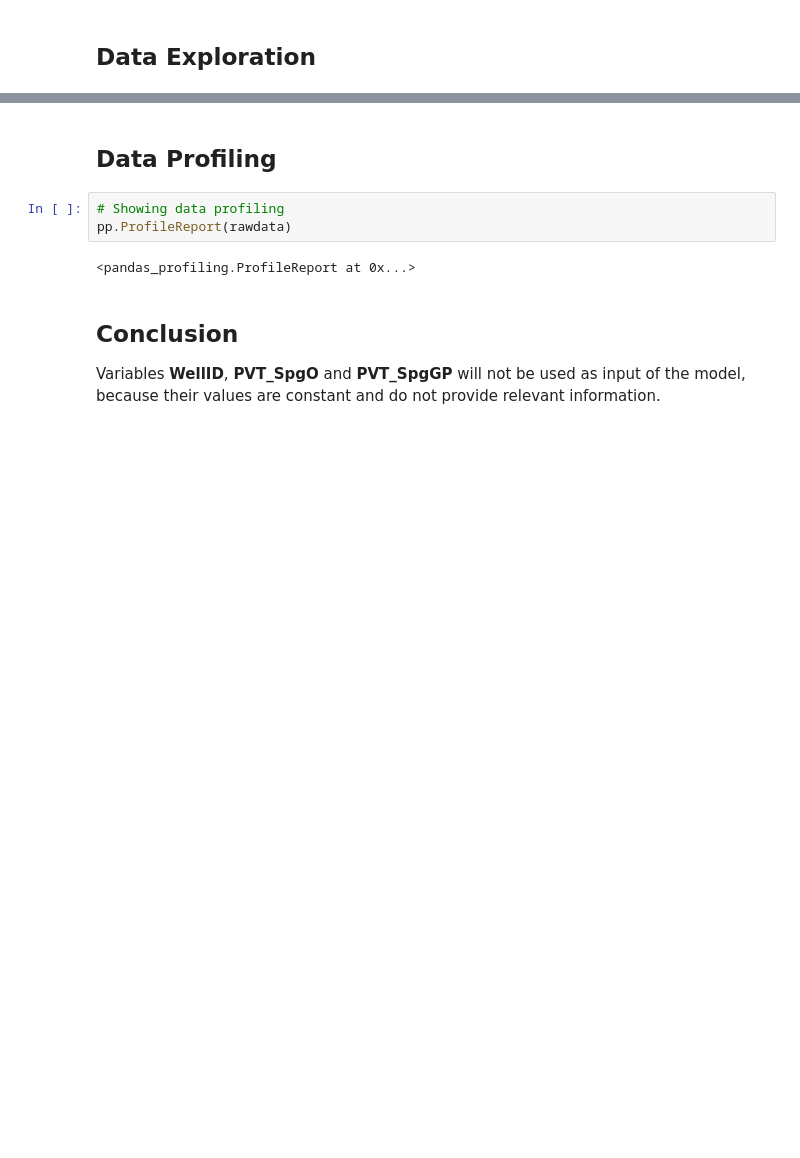
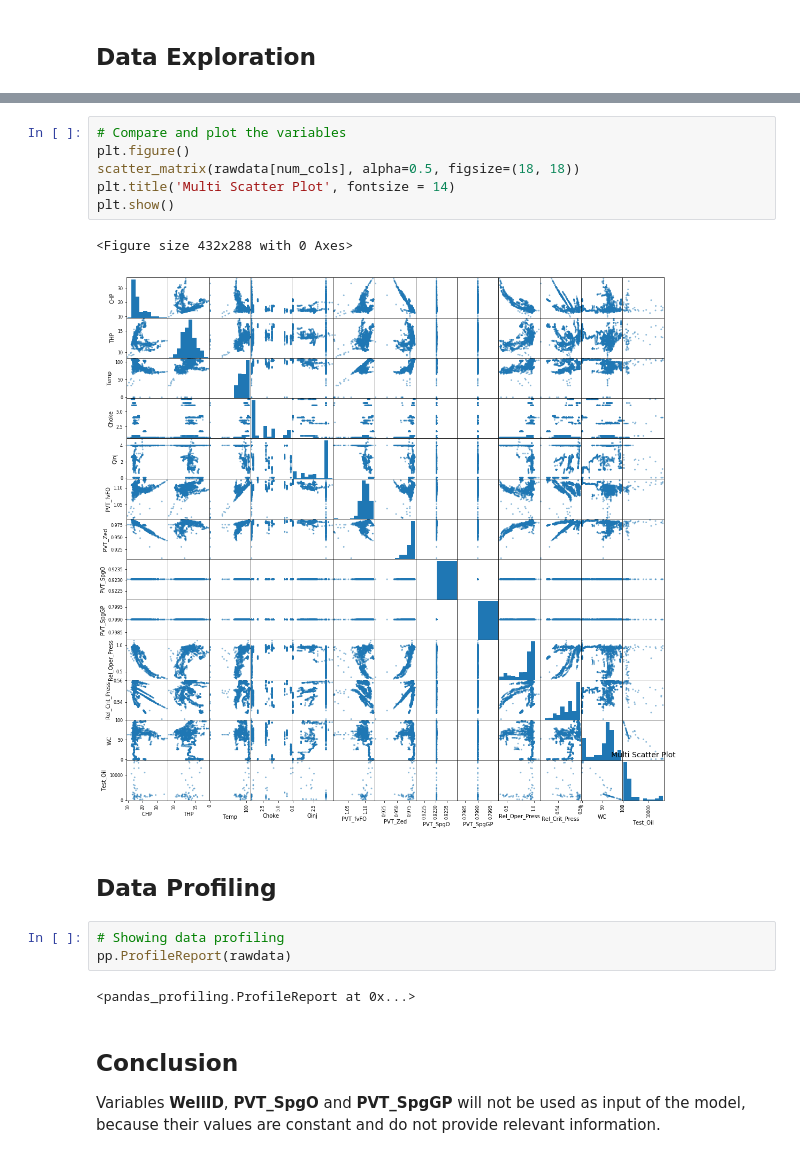
Before and after one commit to ansegura7/DataRegressors, a Jupyter notebook: code/DataProfiling.ipynb, the cells around one changed output, grey strips where cells are left out. Cells and saved outputs as stored; diff of their text form; blank space fills up the shorter version.

```diff
--- a/code/DataProfiling.ipynb
+++ b/code/DataProfiling.ipynb
@@ -67,3 +106,12 @@ rawdata.describe()
+# %%
+# Compare and plot the variables
+plt.figure()
+scatter_matrix(rawdata[num_cols], alpha=0.5, figsize=(18, 18))
+plt.title('Multi Scatter Plot', fontsize = 14)
+plt.show()
+# %% [output]
+<Figure size 432x288 with 0 Axes>
+[figure, added]
 # %% [markdown]
 ## Data Profiling
 # %%
```
Also changed, not shown: parts of 10 cells of this notebook, 1 other file.
